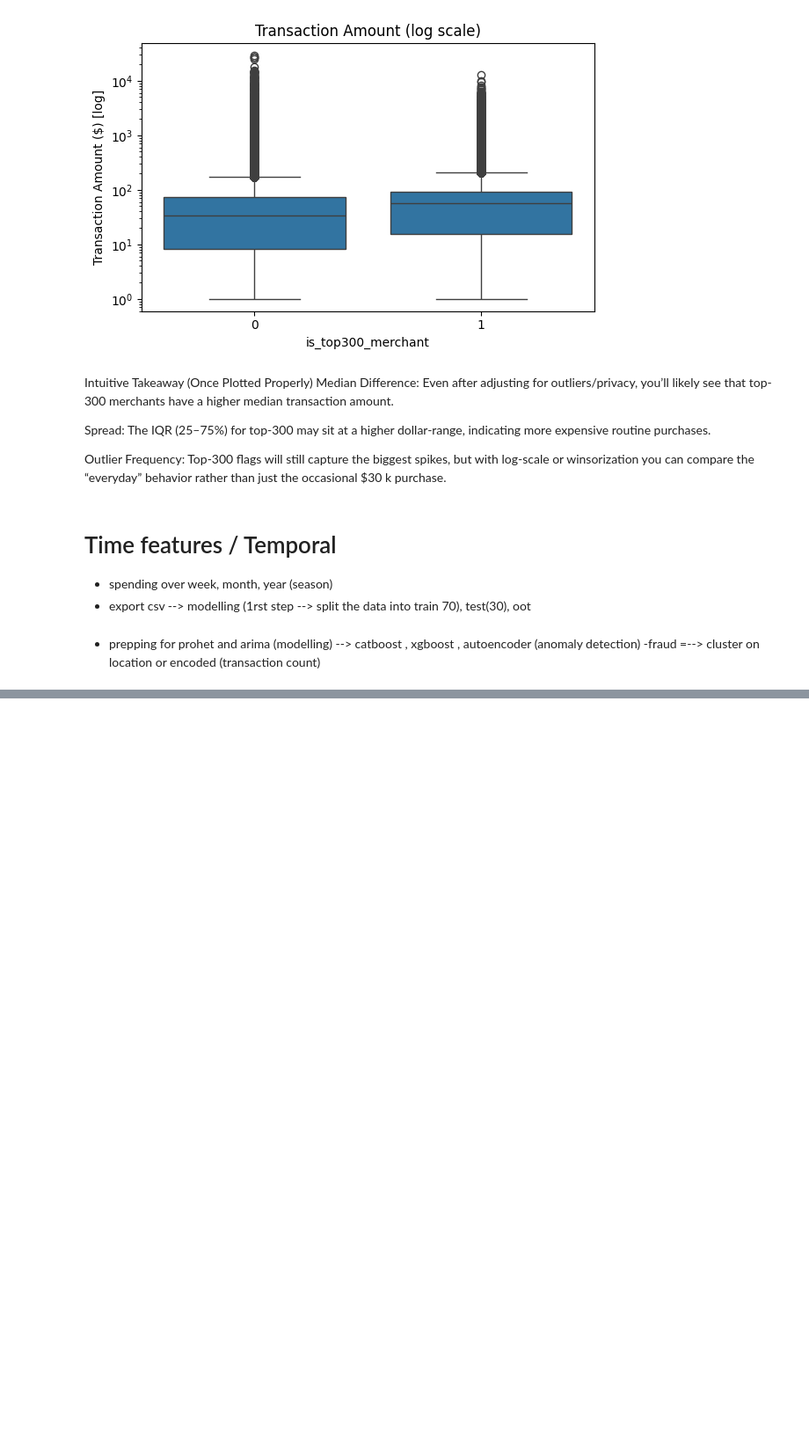
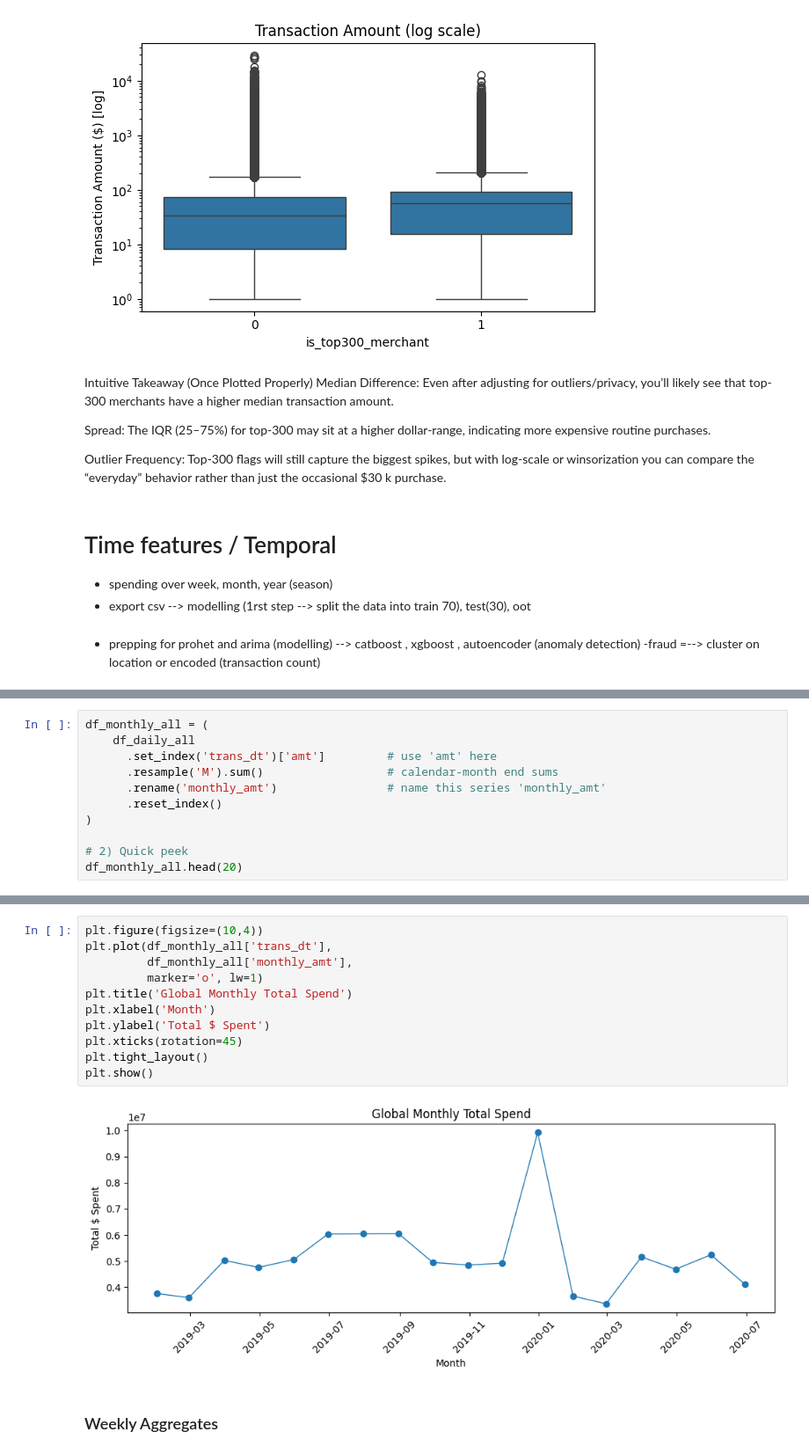
Before and after one commit to 5h4tt3r/creditML, a Jupyter notebook: notebooks/1)Processing+EDA/featureProcessing.ipynb, the cells around one changed output, grey strips where cells are left out. Shown at 88% size. Drawn from its saved outputs; the diff is of its cells as text; blank space fills up the shorter version.

```diff
--- a/notebooks/1)Processing+EDA/featureProcessing.ipynb
+++ b/notebooks/1)Processing+EDA/featureProcessing.ipynb
@@ -474,0 +601,11 @@ Outlier Frequency: Top‐300 flags will still capture the biggest spikes, but wi
+# %%
+df_monthly_all = (
+    df_daily_all
+      .set_index('trans_dt')['amt']         # use 'amt' here
+      .resample('M').sum()                  # calendar-month end sums
+      .rename('monthly_amt')                # name this series 'monthly_amt'
+      .reset_index()
+)
+
+# 2) Quick peek
+df_monthly_all.head(20)
@@ -474,0 +630,15 @@ Outlier Frequency: Top‐300 flags will still capture the biggest spikes, but wi
+# %%
+plt.figure(figsize=(10,4))
+plt.plot(df_monthly_all['trans_dt'],
+         df_monthly_all['monthly_amt'],
+         marker='o', lw=1)
+plt.title('Global Monthly Total Spend')
+plt.xlabel('Month')
+plt.ylabel('Total $ Spent')
+plt.xticks(rotation=45)
+plt.tight_layout()
+plt.show()
+# %% [output]
+[figure, added]
+# %% [markdown]
+### Weekly Aggregates
```
Also changed, not shown: parts of 19 cells of this notebook, 2 other files.
